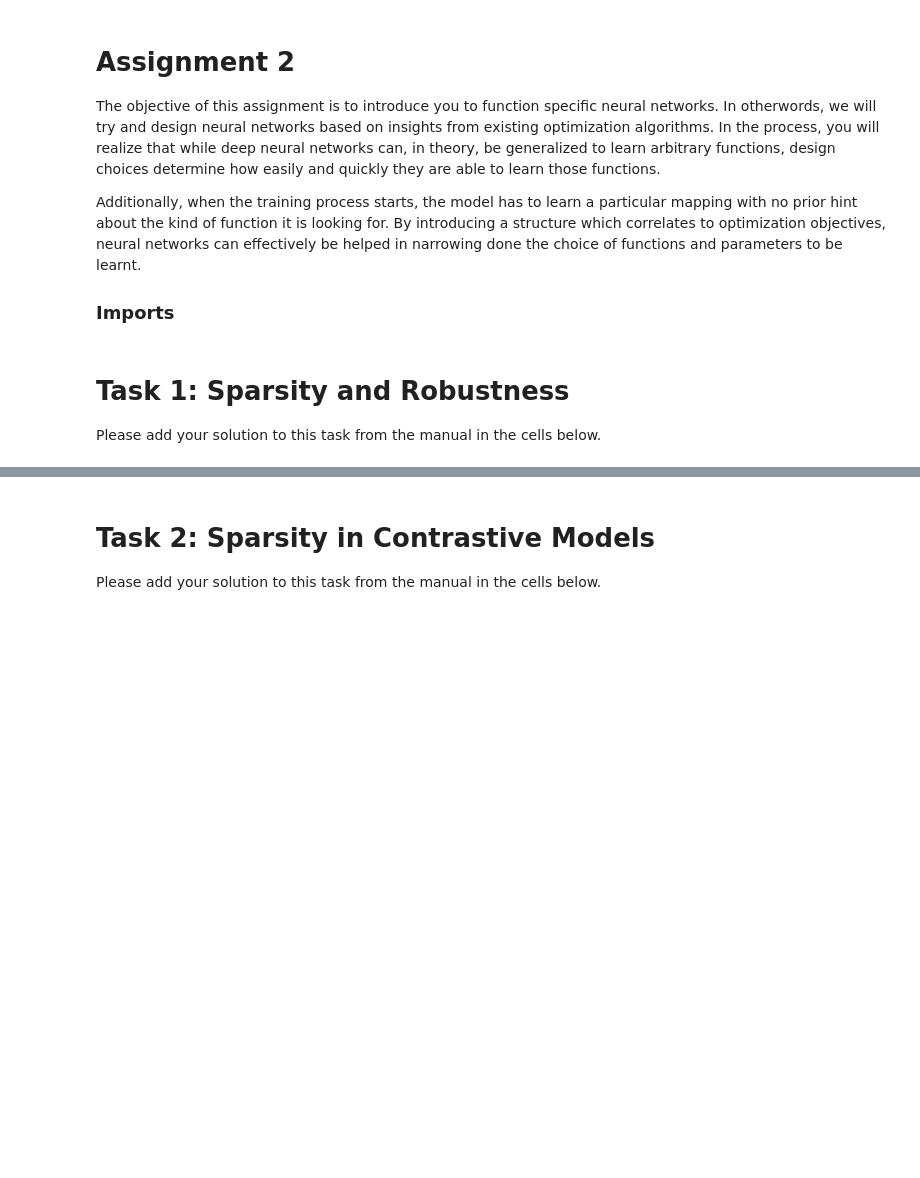
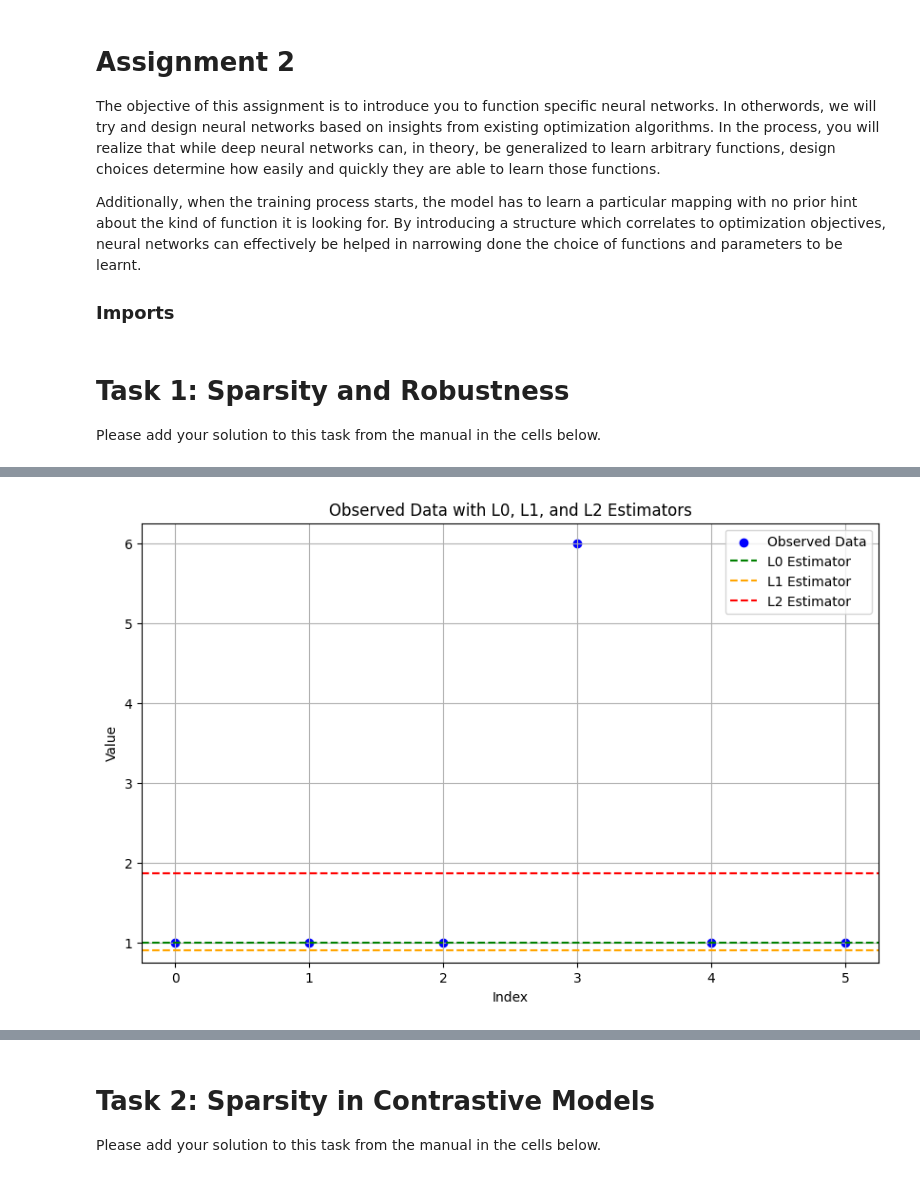
Before and after one commit to iamzammad/Domain-Generalization, a Jupyter notebook: PA2/ATML Assignment 2.ipynb, the cells around one changed output, grey strips where cells are left out. Cells and saved outputs as stored; diff of their text form; code cells hidden in the pictures; blank space fills up the shorter version.

```diff
--- a/PA2/ATML Assignment 2.ipynb
+++ b/PA2/ATML Assignment 2.ipynb
@@ -25,3 +28,10 @@ gen = torch.Generator().manual_seed(0)
 # Task 1: Sparsity and Robustness
 
 Please add your solution to this task from the manual in the cells below.
+# %%
+x = np.array([1, 1, 1, 6, 1, 1])
+
+alpha = 0.05
+num_iters=100
+lam=0.001
+z_initial=1
@@ -27,0 +127,14 @@ Please add your solution to this task from the manual in the cells below.
+# %%
+def L0_Loss(x,z):
+    return np.sum((x - z) != 0)
+
+def L0_minimizer(x):
+  values, counts = np.unique(x, return_counts=True)
+  max_idx = np.argmax(counts)
+  z_new = values[max_idx]
+  return z_new
+
+z_l0=L0_minimizer(x)
+
+print(f"z value for L0 loss: {z_l0}")
+print(f"Loss value: {L0_Loss(x,z_l0)}")
@@ -27,0 +144,14 @@ Please add your solution to this task from the manual in the cells below.
+# %%
+plt.figure(figsize=(10, 6))
+plt.scatter(range(len(x)), x, color='blue', label='Observed Data')
+plt.axhline(y=z_l0, color='green', linestyle='--', label='L0 Estimator')
+plt.axhline(y=z_l1, color='orange', linestyle='--', label='L1 Estimator')
+plt.axhline(y=z_l2, color='red', linestyle='--', label='L2 Estimator')
+plt.xlabel('Index')
+plt.ylabel('Value')
+plt.title('Observed Data with L0, L1, and L2 Estimators')
+plt.legend()
+plt.grid(True)
+plt.show()
+# %% [output]
+[figure, added]
```
Also changed, not shown: parts of 14 cells of this notebook, 1 other file.
